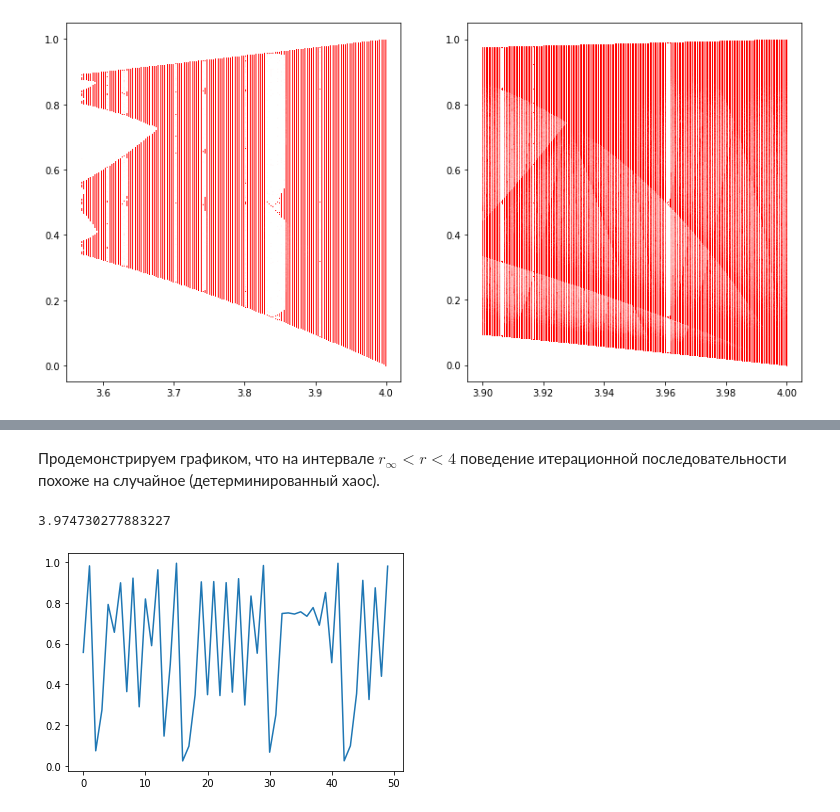
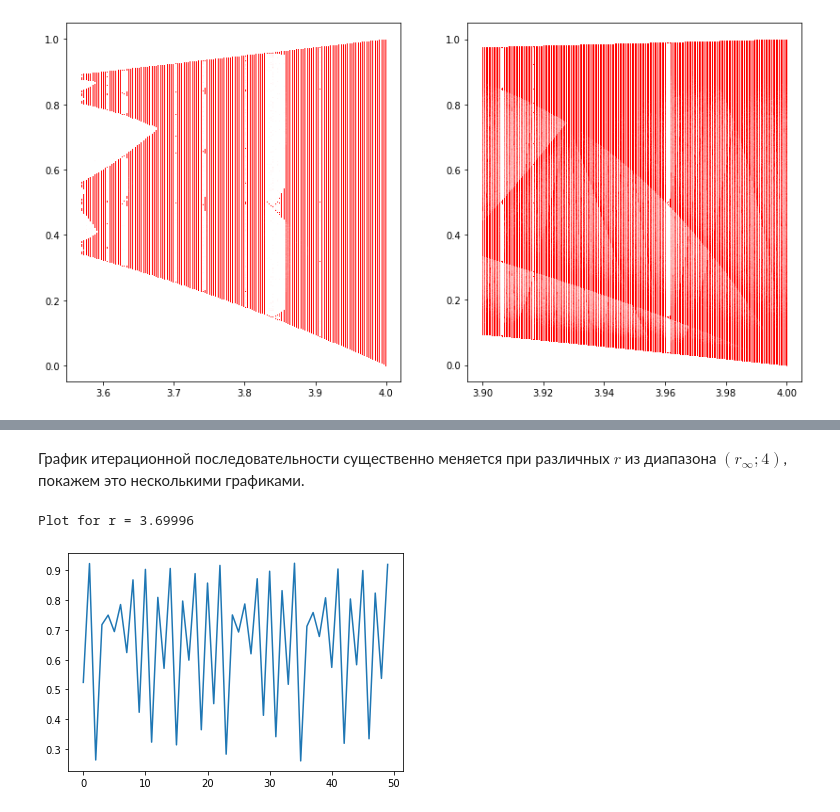
Before and after one commit to pavponn/computational-methods, a Jupyter notebook: homework-1/task2.ipynb, the cells around one changed output, grey strips where cells are left out. Saved outputs shown, nothing was run; the diff lists cells and outputs as text; code cells hidden in the pictures.

```diff
--- a/homework-1/task2.ipynb
+++ b/homework-1/task2.ipynb
@@ -350,7 +333,0 @@ plot_doubling_period_graphs()
-# %% [markdown]
-Продемонстрируем графиком, что на интервале $r_{\infty} < r < 4$ поведение итерационной последовательности похоже на случайное (детерминированный хаос).
-# %%
-show_graph_for_r_in_range(FEIGENBAUM_R_INF, 4)
-# %% [output]
-3.974730277883227
-[figure, removed]
@@ -358,0 +334,7 @@ show_graph_for_r_in_range(FEIGENBAUM_R_INF, 4)
+# %% [markdown]
+График итерационной последовательности существенно меняется при различных $r$ из диапазона $(r_{\infty}; 4)$, покажем это несколькими графиками.
+# %%
+show_graph_for_r(3.69996)
+# %% [output]
+Plot for r = 3.69996
+[figure, added]
```
Also changed, not shown: parts of 21 cells of this notebook.
